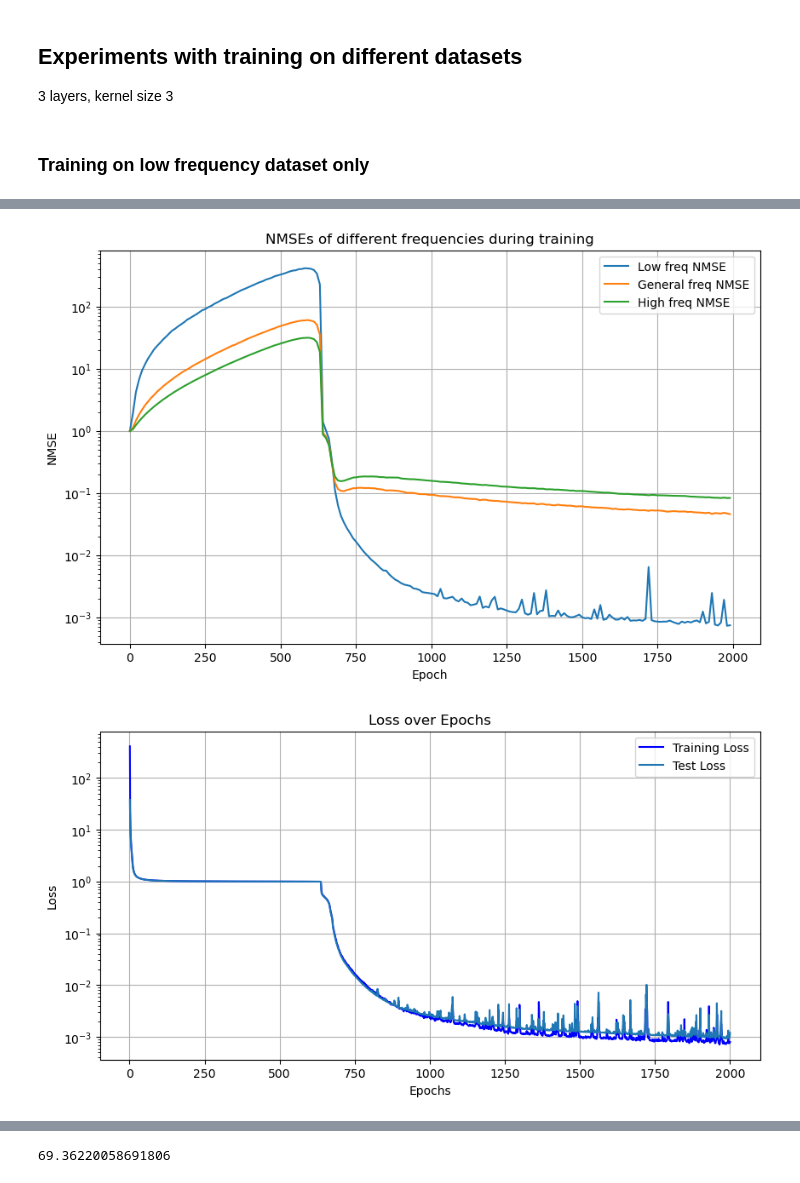
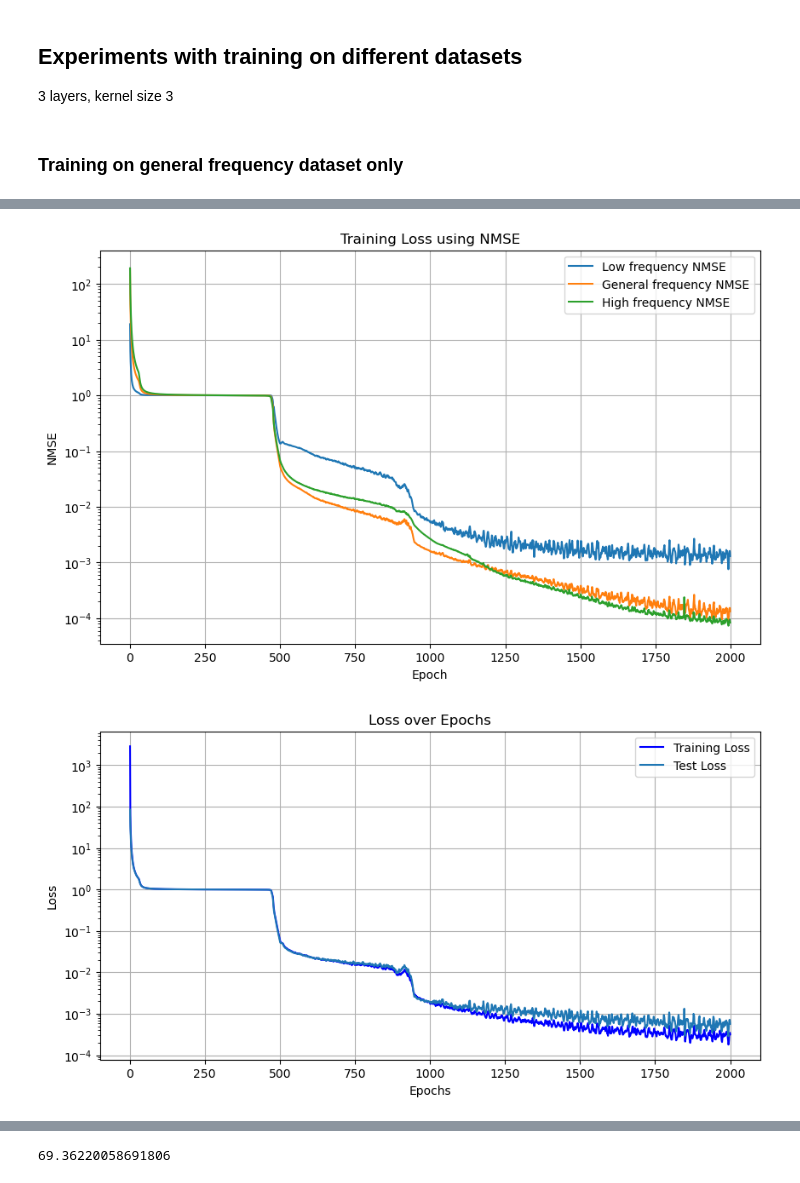
Before and after one commit to ewang26/multistage, a Jupyter notebook: scripts/spectral_bias/spectral_bias_dataset_experiments.ipynb, the cells around one changed output, grey strips where cells are left out. Cells and saved outputs as stored; diff of their text form; code cells hidden in the pictures.

Commit message:
Using NMSE as loss

```diff
--- a/scripts/spectral_bias/spectral_bias_dataset_experiments.ipynb
+++ b/scripts/spectral_bias/spectral_bias_dataset_experiments.ipynb
@@ -291,25 +291,28 @@ def model_training(model, train_dataloader, test_dataloader, num_epochs,\
         train_loss = 0.0
         test_loss = 0.0
 
-        if epoch % split_freq == 0:
-            l, g, h = print_and_store_metrics(model)
-            low_freq_nmses.append(l)
-            general_freq_nmses.append(g)
-            high_freq_nmses.append(h)
-            epoch_list.append(epoch)
-
         for batch_functions, batch_derivatives in train_dataloader:
             batch_functions = batch_functions.unsqueeze(1)
             batch_derivatives = batch_derivatives.unsqueeze(1)
 
             outputs = model(batch_functions)
-            loss = criterion2(outputs, batch_derivatives, nmse=True)
+            loss = criterion2(outputs, batch_derivatives, nmse=nmse)
 
             optimizer.zero_grad()
             loss.backward()
             optimizer.step()
             train_loss += loss.item()
         train_loss /= len(train_dataloader)
+
+
+        # l, g, h = print_and_store_metrics(model, nmse=nmse)
+        epoch_list.append(epoch)
+
+        l, g, h = compute_mse(model, criterion2, optimizer, nmse=True)
+        low_freq_nmses.append(l)
+        general_freq_nmses.append(g)
+        high_freq_nmses.append(h)
+        print(f"The metrics are: {l}, {g}, and {h}")
 
         model.eval()
         with torch.no_grad():
@@ -331,17 +334,22 @@ def model_training(model, train_dataloader, test_dataloader, num_epochs,\
 
     print(f"Training finished for {order}st derivative")
 
+    if nmse:
+        loss_function = "NMSE"
+    else:
+        loss_function = "MSE"
+
     plt.figure(figsize=(10, 6))
-    plt.plot(epoch_list, low_freq_nmses, label='Low freq NMSE')
-    plt.plot(epoch_list, general_freq_nmses, label='General freq NMSE')
-    plt.plot(epoch_list, high_freq_nmses, label='High freq NMSE')
+    plt.plot(epoch_list, low_freq_nmses, label=f'Low frequency NMSE')
+    plt.plot(epoch_list, general_freq_nmses, label=f'General frequency NMSE')
+    plt.plot(epoch_list, high_freq_nmses, label=f'High frequency NMSE')
 
     # Adding labels and title
     plt.xlabel('Epoch')
     plt.ylabel('NMSE')
     plt.yscale('log')
 
-    plt.title('NMSEs of different frequencies during training')
+    plt.title(f'Training Loss using {loss_function}')
     plt.legend()
 
     # Show the plot
@@ -526,13 +586,13 @@ plot_heatmaps(label='u_g')
 
 3 layers, kernel size 3
 # %% [markdown]
-### Training on low frequency dataset only
+### Training on general frequency dataset only
 # %%
 set_seed(seed)
 L3ModelK3_low = SimpleCNN(n_layers=3, kernel_size=3)
 
-train_losses, test_losses = model_training(L3ModelK3_low, train_dataloader_l, test_dataloader_l,\
-    num_epochs=2000, split_freq=10, filename='../plots/spectral_bias/f0_E2000_phased_training',\
+train_losses, test_losses = model_training(L3ModelK3_low, train_dataloader_g, test_dataloader_g,\
+    num_epochs=2000, split_freq=1, filename='../plots/spectral_bias/f0_E2000_phased_training',\
     save=save, order='first', nmse=True)
 plot_losses(train_losses, test_losses, save_dir='../plots/spectral_bias', filename='f0_E2000_phased_training', save=save)
 # %% [output]
@@ -555,3 +615,3 @@ Epoch [2000/2000], Train Loss: 0.0008, Test Loss: 0.0012
 Training finished for firstst derivative
-[figure, old version]
+[figure, new version]
-[figure, old version]
+[figure, new version]
```
Also changed, not shown: parts of 11 cells of this notebook.
